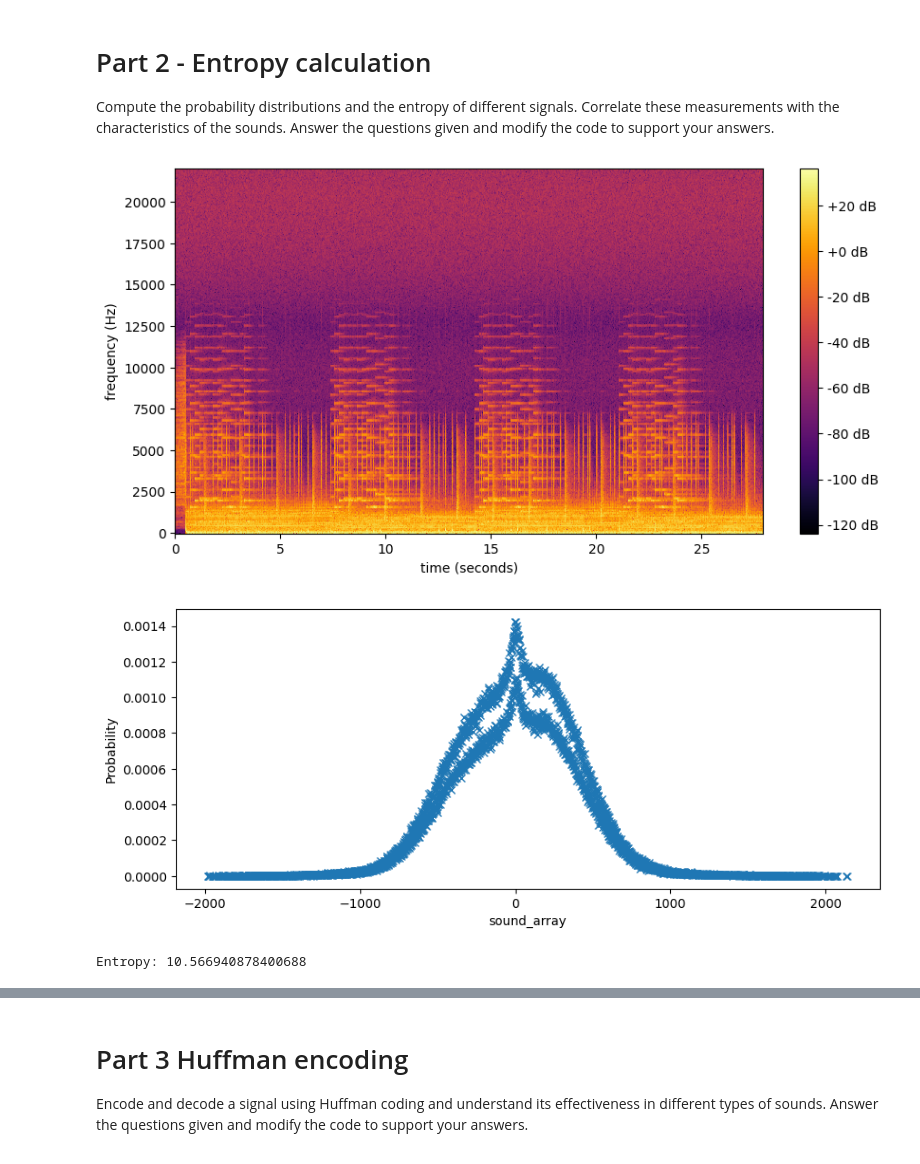
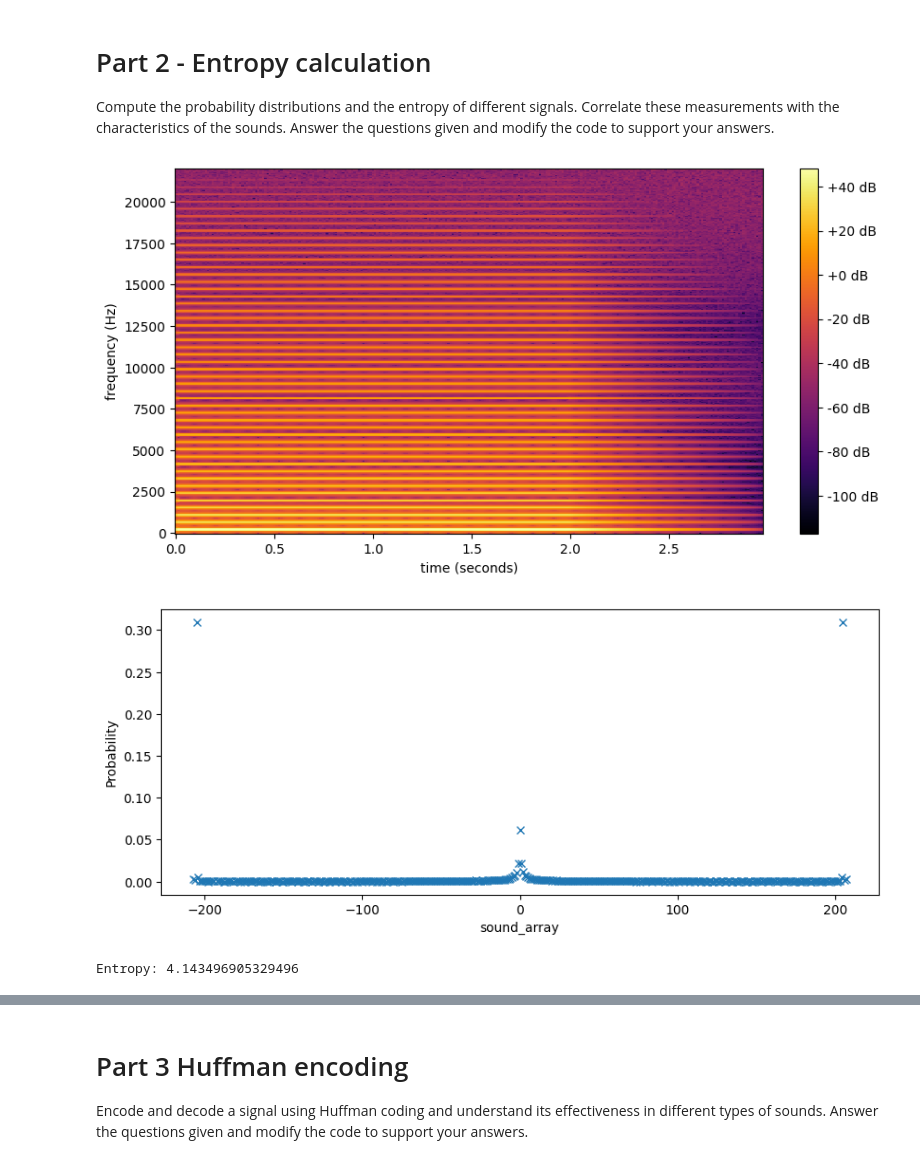
Before and after one commit to GeorginaHostench/audio-coding-materials, a Jupyter notebook: labs/Lab2-Quantization-and-entropy-coding.ipynb, the cells around one changed output, grey strips where cells are left out. Drawn from its saved outputs; the diff is of its cells as text; code cells hidden in the pictures.

```diff
--- a/labs/Lab2-Quantization-and-entropy-coding.ipynb
+++ b/labs/Lab2-Quantization-and-entropy-coding.ipynb
@@ -211,34 +211,34 @@ def get_prob_per_symbol(y):
 # %%
 # read a sound
 #sound_array, sampling_rate = read_sound('../sounds/721313-hangpan.wav')
-#sound_array, sampling_rate = read_sound('../sounds/synthetic.wav')
+sound_array, sampling_rate = read_sound('../sounds/synthetic.wav')
 #sound_array, sampling_rate = read_sound('../sounds/406609-tuba.wav')
-sound_array, sampling_rate = read_sound('../sounds/750340-background-music.wav')
+#sound_array, sampling_rate = read_sound('../sounds/750340-background-music.wav')
 
 
 display_spectrogram(sound_array, 512, 1024, sampling_rate)
 
 # Quantize the sound_array by giving the number of bits to use
-nbits = 12
+nbits = 8
 x_scaled = sound_array * 2**nbits
 x_quantized = np.int16(np.round(x_scaled))
 
 # compute the probabilities of all the signal values
 
 symbols, probs = get_prob_per_symbol(x_quantized)
 
 plt.figure(0, figsize=(10, 4))
 plt.plot(symbols, probs, 'x')
 plt.xlabel("sound_array"), plt.ylabel("Probability")
 plt.show()
 
 # compute the entropy value
 h = calculate_entropy(probs)
 print("Entropy:", h)
 # %% [output]
-[figure, old version]
+[figure, new version]
-[figure, old version]
+[figure, new version]
-Entropy: 10.566940878400688
+Entropy: 4.143496905329496
 # %% [markdown]
 **Questions:**
 
```
Also changed, not shown: parts of 3 cells of this notebook.
